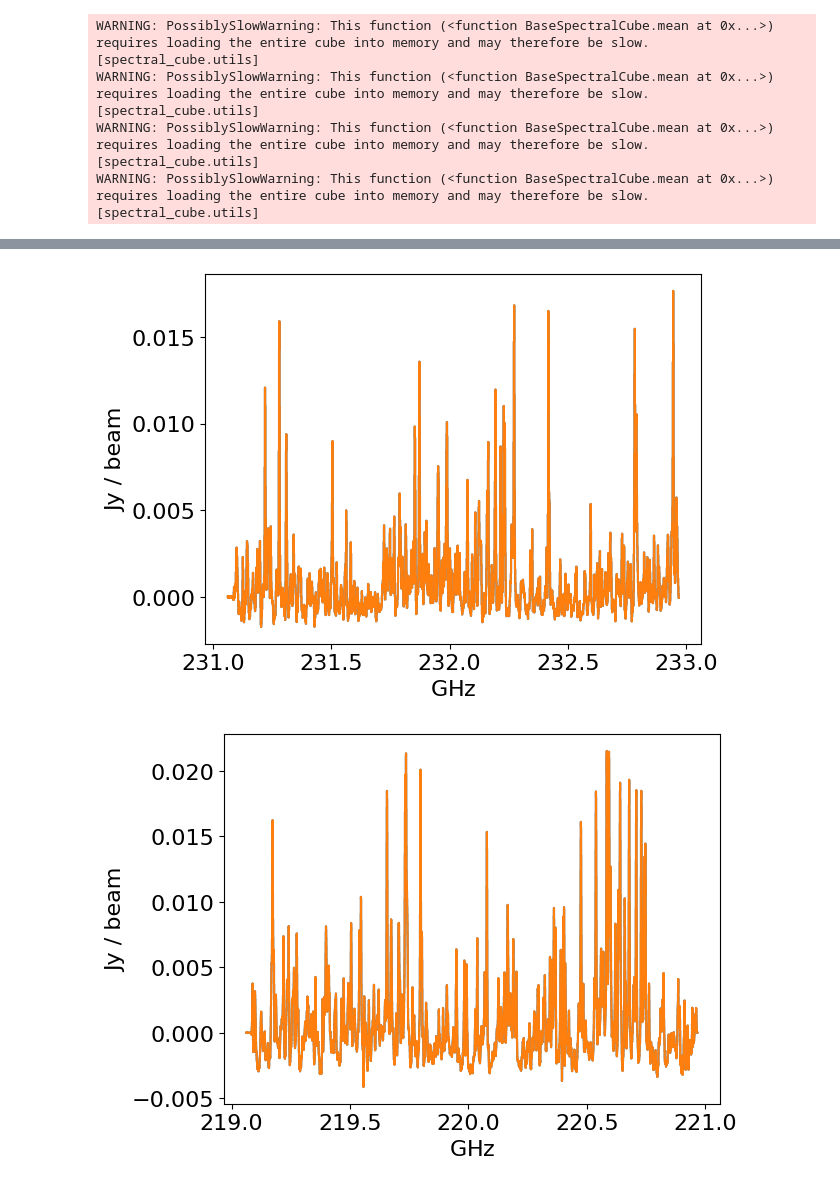
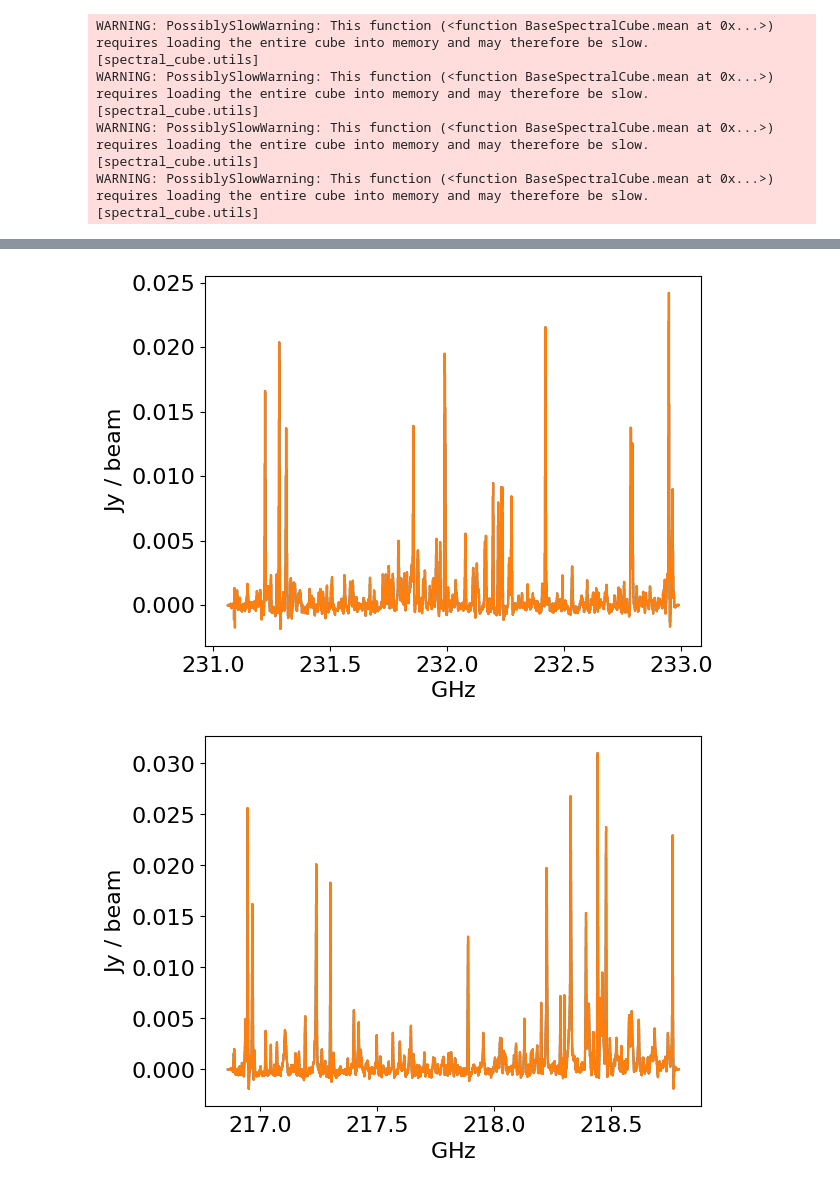
Before and after one commit to keflavich/saltmining, a Jupyter notebook: notebooks/SanhuezaG11.ipynb, the cells around one changed output, grey strips where cells are left out. Cells and saved outputs as stored; diff of their text form; code cells hidden in the pictures.

Commit message:
regions

```diff
--- a/notebooks/SanhuezaG11.ipynb
+++ b/notebooks/SanhuezaG11.ipynb
@@ -103,7 +103,7 @@ WARNING: PossiblySlowWarning: This function (<function VaryingResolutionSpectral
 WARNING: StokesWarning: Cube is a Stokes cube, returning spectral cube for I component [spectral_cube.io.core]
 WARNING: PossiblySlowWarning: This function (<function VaryingResolutionSpectralCube.convolve_to at 0x...>) requires loading the entire cube into memory and may therefore be slow. [spectral_cube.utils ...
 # %%
-cubes = [SpectralCube.read(fn).subcube_from_regions(reg) for fn in ]
-
+cbflist = sorted((glob.glob('G11.92-0.61.config8.spw[0-3].robust0.5.image_cb_smaller.fits')))
+cubes = [SpectralCube.read(fn).subcube_from_regions(reg) for fn in cbflist]
 cubes
 # %% [output]
@@ -314,7 +323,6 @@ import spectral_cube.analysis_utilities
 import reproject
 from tqdm.notebook import tqdm
 
-cbflist = (glob.glob('IRAS_180891732.config8.spw[0-3].robust0.5.image_cb_smaller.fits'))
 for fn in cbflist:
     basename = os.path.split(fn)[-1].split(".fits")[0]
     try:
@@ -323,7 +331,7 @@ for fn in cbflist:
         print(ex)
         continue
     print(cube)
-    scube = cube.subcube_from_regions(regvvsm)
+    scube = cube.subcube_from_regions(regsm)
     mx = scube.max(axis=0)
     #msk = mx > 0.003*mx.unit
     print("Mean spectrum")
@@ -387,2 +395,2 @@ Stacking
-[figure, old version]
+[figure, new version]
-[figure, old version]
+[figure, new version]
```
Also changed, not shown: parts of 10 cells of this notebook, 3 other files.
